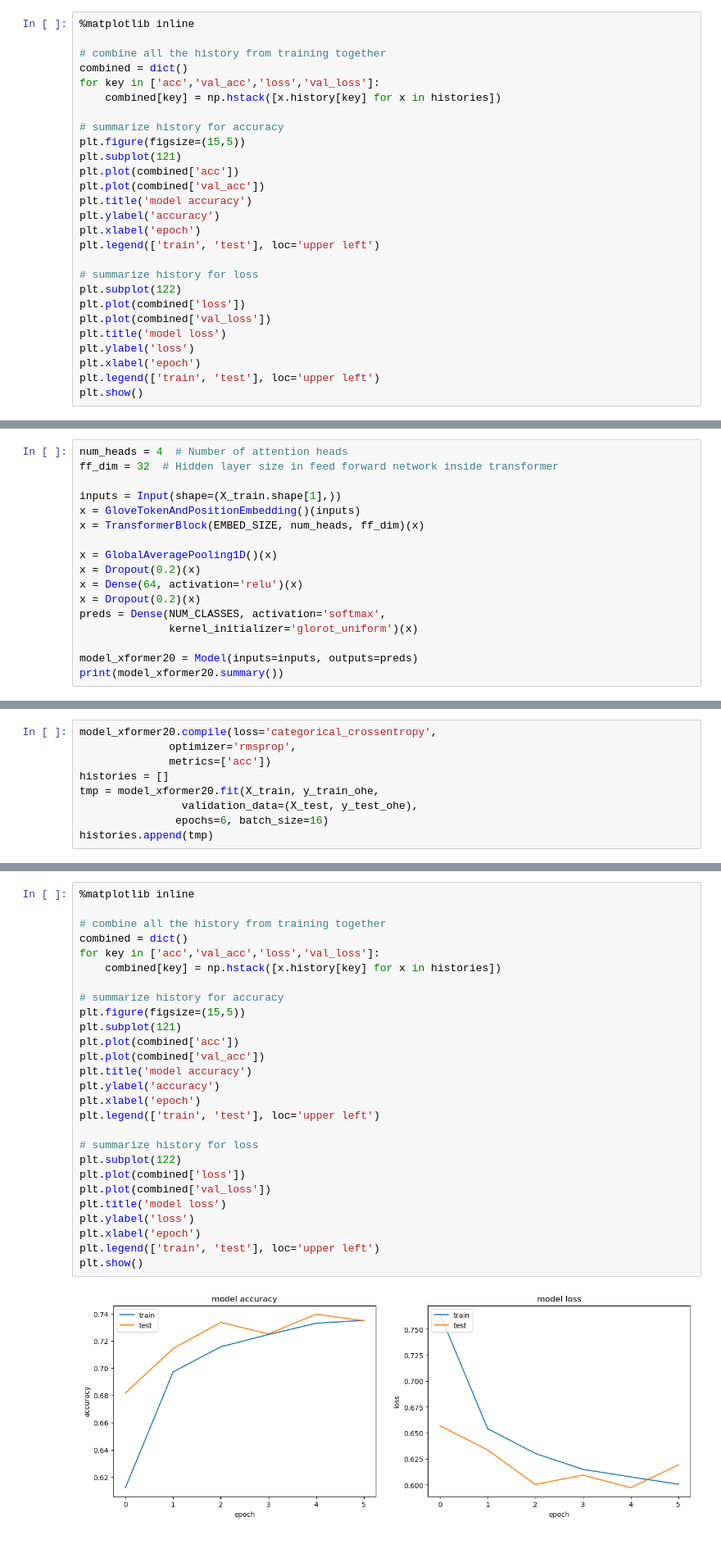
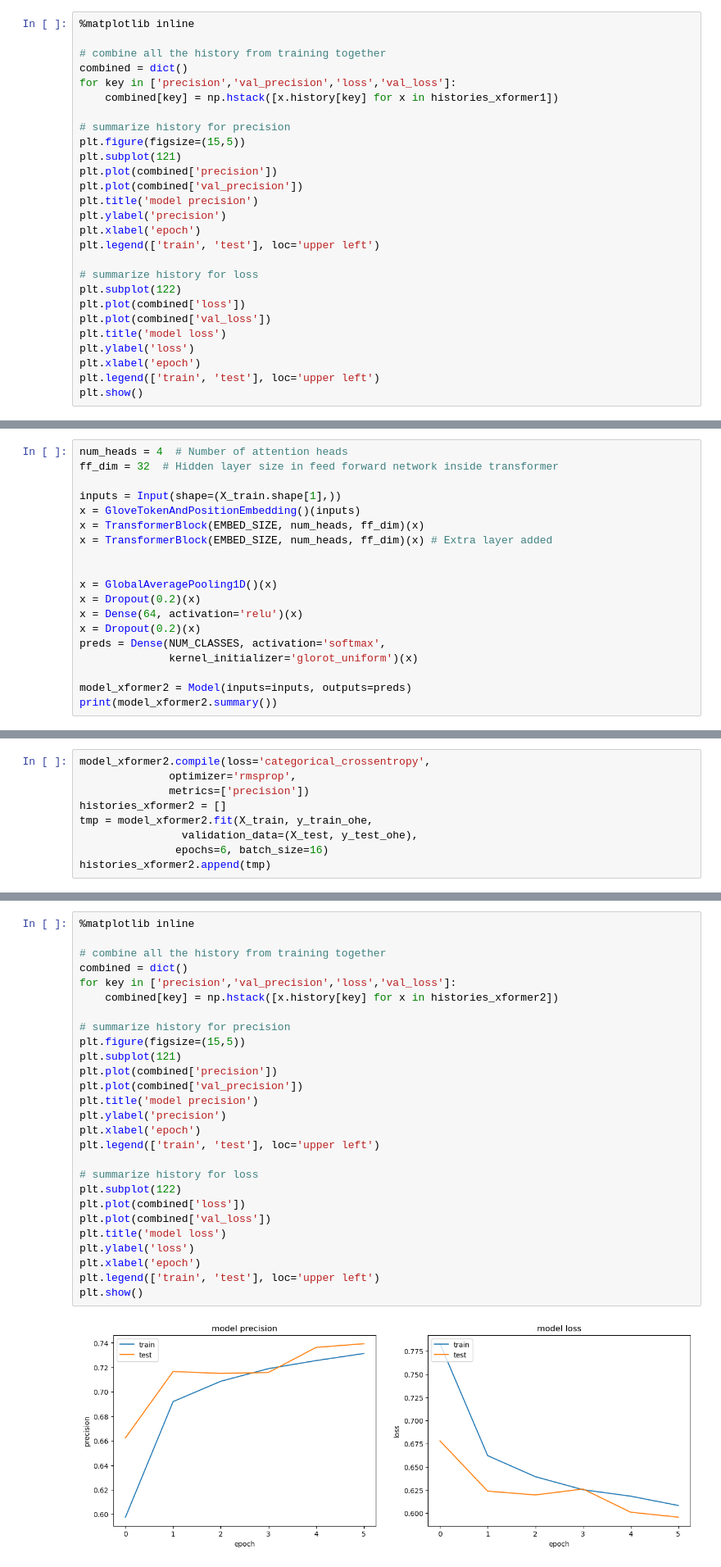
Before and after one commit to cphchip/cs7324_code, a Jupyter notebook: Lab 7/Henderson_48996654_Lab_7.ipynb, the cells around one changed output, grey strips where cells are left out. Shown at 82% size. Drawn from its saved outputs; the diff is of its cells as text.

```diff
--- a/Lab 7/Henderson_48996654_Lab_7.ipynb
+++ b/Lab 7/Henderson_48996654_Lab_7.ipynb
@@ -713,16 +941,16 @@ Epoch 20/20
 
 # combine all the history from training together
 combined = dict()
-for key in ['acc','val_acc','loss','val_loss']:
-    combined[key] = np.hstack([x.history[key] for x in histories])
+for key in ['precision','val_precision','loss','val_loss']:
+    combined[key] = np.hstack([x.history[key] for x in histories_xformer1])
 
-# summarize history for accuracy
+# summarize history for precision
 plt.figure(figsize=(15,5))
 plt.subplot(121)
-plt.plot(combined['acc'])
-plt.plot(combined['val_acc'])
-plt.title('model accuracy')
-plt.ylabel('accuracy')
+plt.plot(combined['precision'])
+plt.plot(combined['val_precision'])
+plt.title('model precision')
+plt.ylabel('precision')
 plt.xlabel('epoch')
 plt.legend(['train', 'test'], loc='upper left')
 
@@ -776,6 +974,8 @@ ff_dim = 32  # Hidden layer size in feed forward network inside transformer
 inputs = Input(shape=(X_train.shape[1],))
 x = GloveTokenAndPositionEmbedding()(inputs)
 x = TransformerBlock(EMBED_SIZE, num_heads, ff_dim)(x)
+x = TransformerBlock(EMBED_SIZE, num_heads, ff_dim)(x) # Extra layer added
+
 
 x = GlobalAveragePooling1D()(x)
 x = Dropout(0.2)(x)
@@ -784,6 +984,6 @@ x = Dropout(0.2)(x)
 preds = Dense(NUM_CLASSES, activation='softmax',
               kernel_initializer='glorot_uniform')(x)
 
-model_xformer20 = Model(inputs=inputs, outputs=preds)
-print(model_xformer20.summary())
+model_xformer2 = Model(inputs=inputs, outputs=preds)
+print(model_xformer2.summary())
 # %% [output]
@@ -805,13 +1005,13 @@ Non-trainable params: 3,050,000
 _________________________________________________________________
 None
 # %%
-model_xformer20.compile(loss='categorical_crossentropy',
+model_xformer2.compile(loss='categorical_crossentropy',
               optimizer='rmsprop',
-              metrics=['acc'])
-histories = []
-tmp = model_xformer20.fit(X_train, y_train_ohe,
+              metrics=['precision'])
+histories_xformer2 = []
+tmp = model_xformer2.fit(X_train, y_train_ohe,
                 validation_data=(X_test, y_test_ohe),
                epochs=6, batch_size=16)
-histories.append(tmp)
+histories_xformer2.append(tmp)
 # %% [output]
 Epoch 1/6
@@ -829,29 +1029,29 @@ Epoch 6/6
 # %%
 %matplotlib inline
 
 # combine all the history from training together
 combined = dict()
-for key in ['acc','val_acc','loss','val_loss']:
-    combined[key] = np.hstack([x.history[key] for x in histories])
+for key in ['precision','val_precision','loss','val_loss']:
+    combined[key] = np.hstack([x.history[key] for x in histories_xformer2])
 
-# summarize history for accuracy
+# summarize history for precision
 plt.figure(figsize=(15,5))
 plt.subplot(121)
-plt.plot(combined['acc'])
-plt.plot(combined['val_acc'])
-plt.title('model accuracy')
-plt.ylabel('accuracy')
+plt.plot(combined['precision'])
+plt.plot(combined['val_precision'])
+plt.title('model precision')
+plt.ylabel('precision')
 plt.xlabel('epoch')
 plt.legend(['train', 'test'], loc='upper left')
 
 # summarize history for loss
 plt.subplot(122)
 plt.plot(combined['loss'])
 plt.plot(combined['val_loss'])
 plt.title('model loss')
 plt.ylabel('loss')
 plt.xlabel('epoch')
 plt.legend(['train', 'test'], loc='upper left')
 plt.show()
 # %% [output]
-[figure, old version]
+[figure, new version]
```
Also changed, not shown: parts of 23 cells of this notebook.
